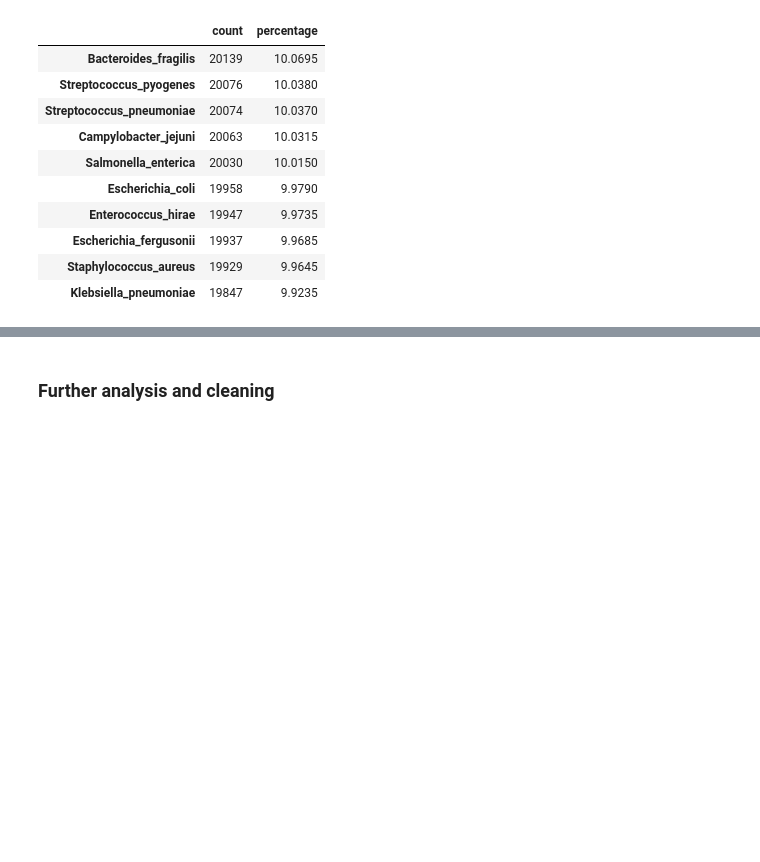
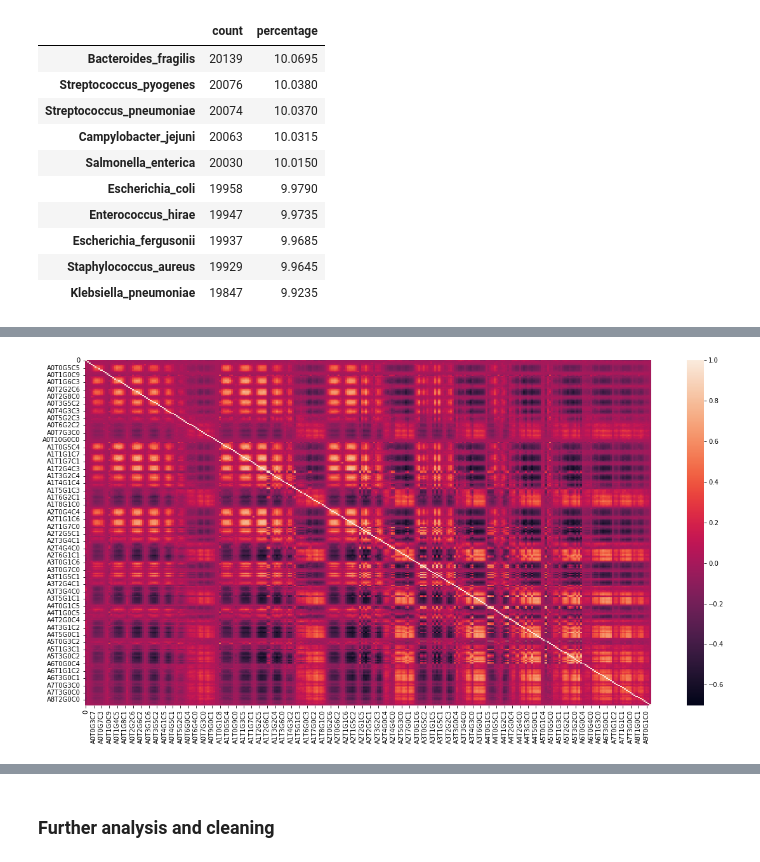
Before and after one commit to cloud-erik/5509, a Jupyter notebook: random-forest.ipynb, the cells around one changed output, grey strips where cells are left out. Cells and saved outputs as stored; diff of their text form; code cells hidden in the pictures; blank space fills up the shorter version.

```diff
--- a/random-forest.ipynb
+++ b/random-forest.ipynb
@@ -135,0 +155,4 @@ target_class
+# %%
+# create correlation matrix
+corr = df_train.corr()
+corr
@@ -136,3 +173,11 @@ target_class
+# %%
+# plotting correlation heatmap
+sns.heatmap(corr)
+
+# displaying heatmap
+plt.show()
+# %% [output]
+[figure, added]
 # %% [markdown]
 Source data consits of of three files
 
```
Also changed, not shown: parts of 88 cells of this notebook.
